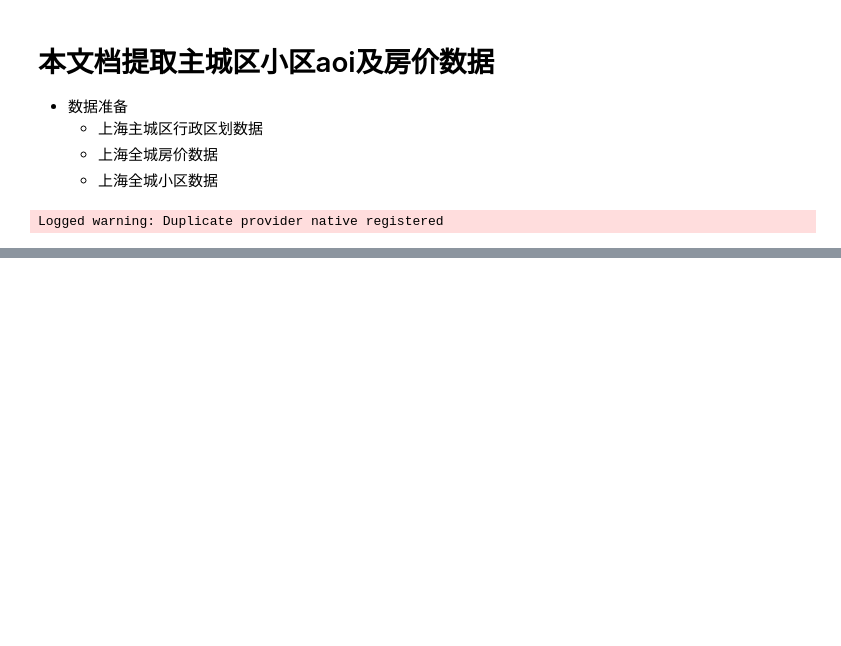
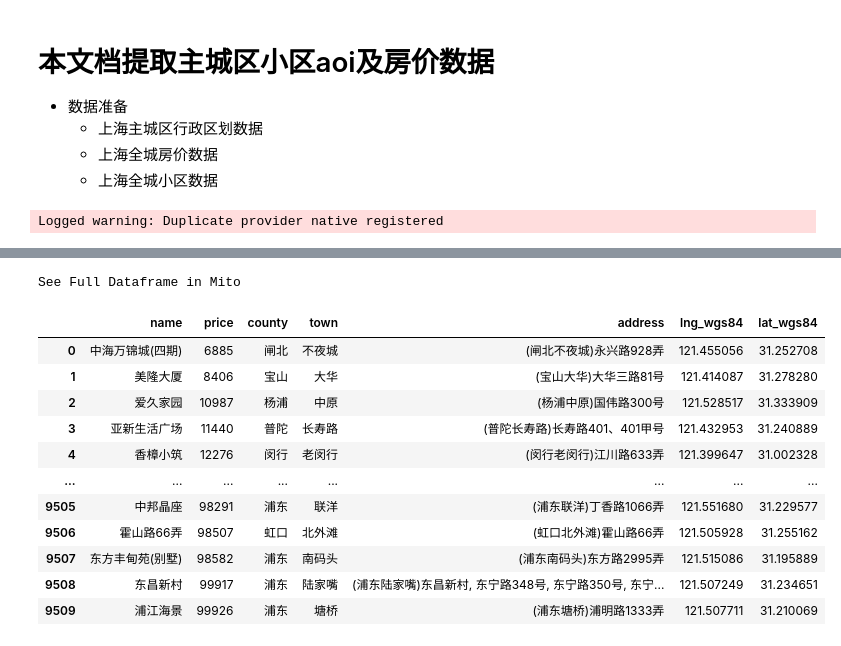
Before and after one commit to Ashes814/esri-ces-contest, a Jupyter notebook: Codes/output_main_uraban.ipynb, the cells around one changed output, grey strips where cells are left out. Drawn from its saved outputs; the diff is of its cells as text; code cells hidden in the pictures; blank space fills up the shorter version.

```diff
--- a/Codes/output_main_uraban.ipynb
+++ b/Codes/output_main_uraban.ipynb
@@ -91,0 +108,14 @@ See Full Dataframe in Mito
+# %%
+sh_main_house_price_filepath = r'{}/sh_main/sh_main_house_price.shp'.format(input_path)
+sh_main_aoi_price_filepath = r'{}/sh_main/sh_main_aoi.shp'.format(input_path)
+sh_main_town_filepath = r'{}/sh_main/sh_main_town.shp'.format(input_path)
+
+sh_main_town = QgsVectorLayer(sh_main_town_filepath, "Shanghai main town", "ogr")
+sh_main_house_price = QgsVectorLayer(sh_main_house_price_filepath, "Shanghai house price", "ogr")
+sh_main_aoi = QgsVectorLayer(sh_main_aoi_price_filepath, "Shanghai aoi", "ogr")
+
+sh_main_town_attr = getAttributeTable(sh_main_town)
+
+sh_main_house_price_attr = getAttributeTable(sh_main_house_price)
+
+sh_main_aoi_attr = getAttributeTable(sh_main_aoi)
@@ -91,0 +162,16 @@ See Full Dataframe in Mito
+# %%
+sh_main_house_price_attr
+# %% [output]
+See Full Dataframe in Mito
+|  | name | price | county | town | address | lng_wgs84 | lat_wgs84 |
+| 0 | 中海万锦城(四期) | 6885 | 闸北 | 不夜城 | (闸北不夜城)永兴路928弄 | 121.455056 | 31.252708 |
+| 1 | 美隆大厦 | 8406 | 宝山 | 大华 | (宝山大华)大华三路81号 | 121.414087 | 31.278280 |
+| 2 | 爱久家园 | 10987 | 杨浦 | 中原 | (杨浦中原)国伟路300号 | 121.528517 | 31.333909 |
+| 3 | 亚新生活广场 | 11440 | 普陀 | 长寿路 | (普陀长寿路)长寿路401、401甲号 | 121.432953 | 31.240889 |
+| 4 | 香樟小筑 | 12276 | 闵行 | 老闵行 | (闵行老闵行)江川路633弄 | 121.399647 | 31.002328 |
+| ... | ... | ... | ... | ... | ... | ... | ... |
+| 9505 | 中邦晶座 | 98291 | 浦东 | 联洋 | (浦东联洋)丁香路1066弄 | 121.551680 | 31.229577 |
+| 9506 | 霍山路66弄 | 98507 | 虹口 | 北外滩 | (虹口北外滩)霍山路66弄 | 121.505928 | 31.255162 |
+| 9507 | 东方丰甸苑(别墅) | 98582 | 浦东 | 南码头 | (浦东南码头)东方路2995弄 | 121.515086 | 31.195889 |
+| 9508 | 东昌新村 | 99917 | 浦东 | 陆家嘴 | (浦东陆家嘴)东昌新村, 东宁路348号, 东宁路350号, 东宁... | 121.507249 | 31.234651 |
+| 9509 | 浦江海景 | 99926 | 浦东 | 塘桥 | (浦东塘桥)浦明路1333弄 | 121.507711 | 31.210069 |
```
Also changed, not shown: parts of 9 cells of this notebook, 13 other files.
